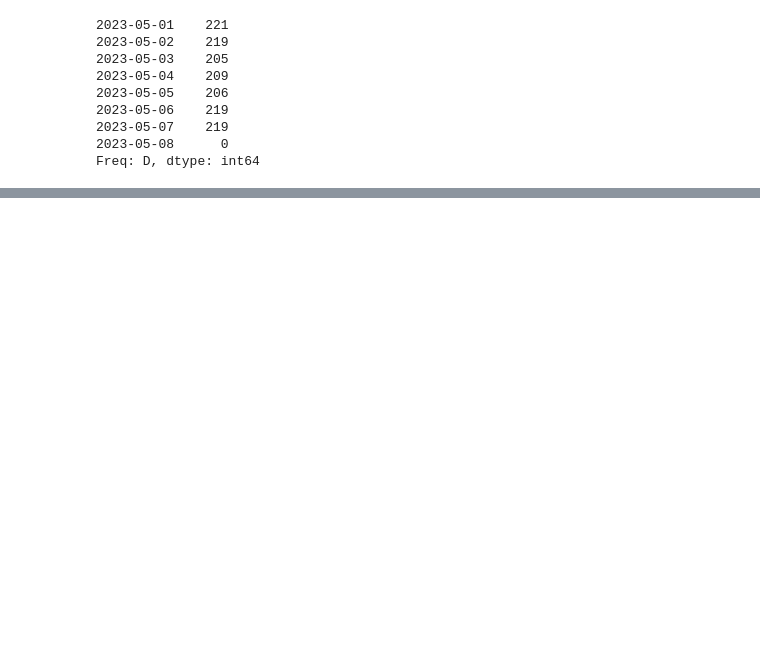
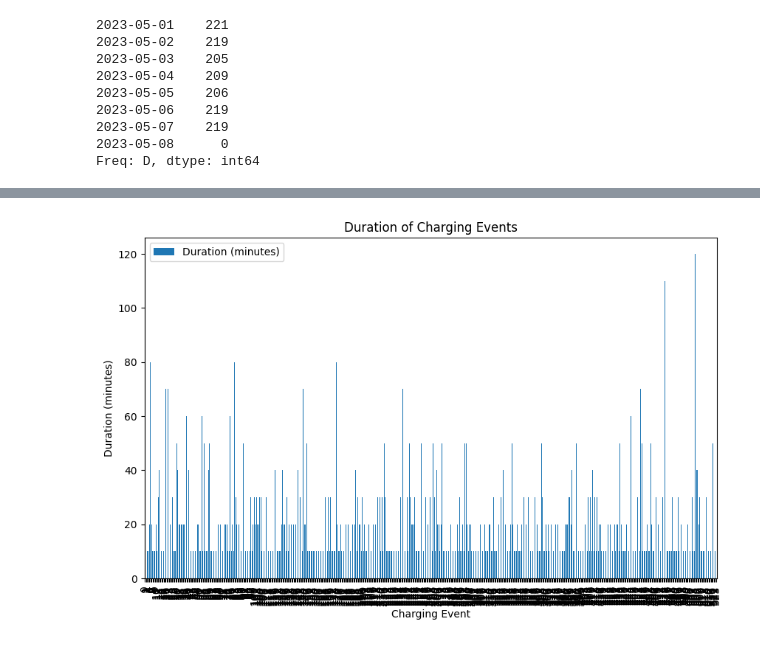
Before and after one commit to shanks847/EV-Grid-Integration-Study, a Jupyter notebook: notebooks/NREL_experiments.ipynb, the cells around one changed output, grey strips where cells are left out. Drawn from its saved outputs; the diff is of its cells as text; code cells hidden in the pictures; blank space fills up the shorter version.

```diff
--- a/notebooks/NREL_experiments.ipynb
+++ b/notebooks/NREL_experiments.ipynb
@@ -46,0 +395,12 @@ df.to_csv('NREL-TESTING.csv')
+# %%
+# Create a DataFrame of the durations
+duration_df = pd.DataFrame({'Duration (minutes)':np.concatenate(all_durations,dtype=object)})
+# %%
+# Plot the duration DataFrame
+duration_df.plot(kind='bar', figsize=(10, 6))
+plt.xlabel('Charging Event')
+plt.ylabel('Duration (minutes)')
+plt.title('Duration of Charging Events')
+plt.show()
+# %% [output]
+[figure, added]
```
Also changed, not shown: parts of 25 cells of this notebook, 5 other files.
